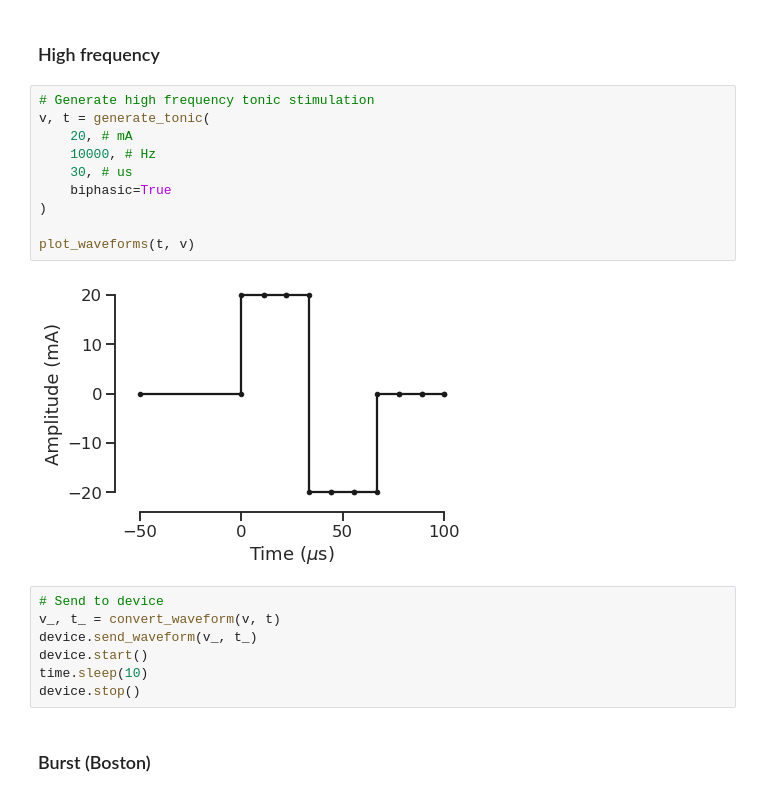
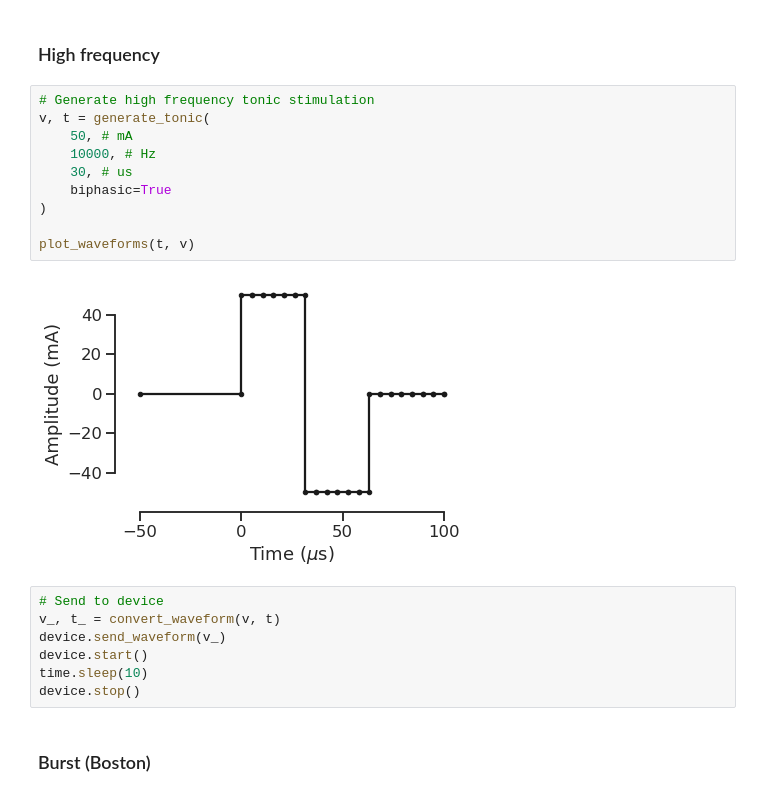
Before and after one commit to conorkeogh/wavewriter, a Jupyter notebook: nbs/04_examples.ipynb, the cells around one changed output. Saved outputs shown, nothing was run; the diff lists cells and outputs as text.

Commit message:
Updated waveforms

```diff
--- a/nbs/04_examples.ipynb
+++ b/nbs/04_examples.ipynb
@@ -162,19 +160,19 @@ KeyboardInterrupt:
 # %%
 # Generate high frequency tonic stimulation
 v, t = generate_tonic(
-    20, # mA
+    50, # mA
     10000, # Hz
     30, # us
     biphasic=True
 )
 
 plot_waveforms(t, v)
 # %% [output]
-[figure, old version]
+[figure, new version]
 # %%
 # Send to device
 v_, t_ = convert_waveform(v, t)
-device.send_waveform(v_, t_)
+device.send_waveform(v_)
 device.start()
 time.sleep(10)
 device.stop()
```
Also changed, not shown: parts of 8 cells of this notebook, 2 other files.
